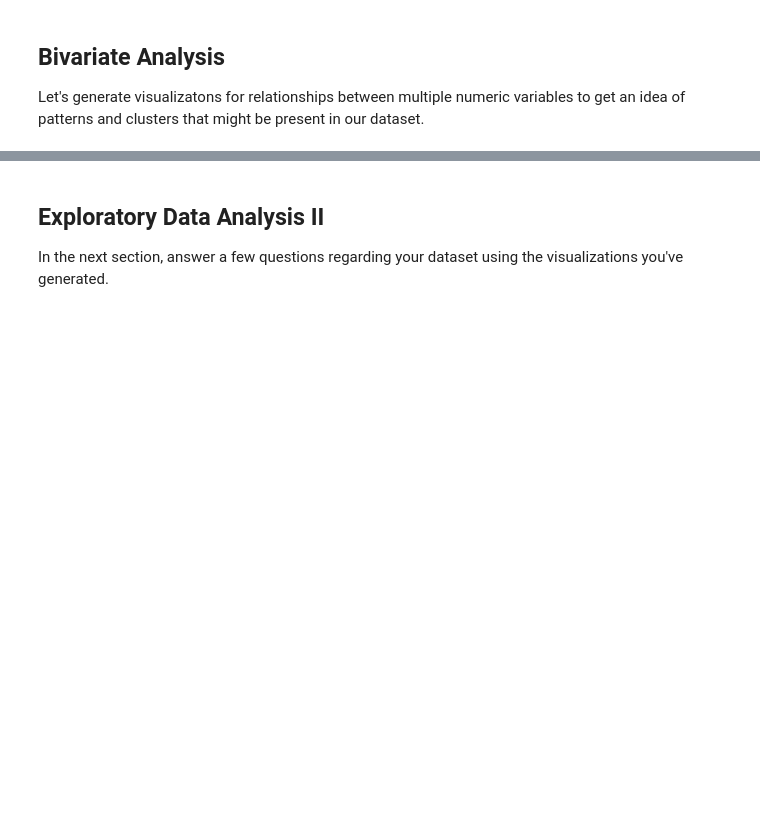
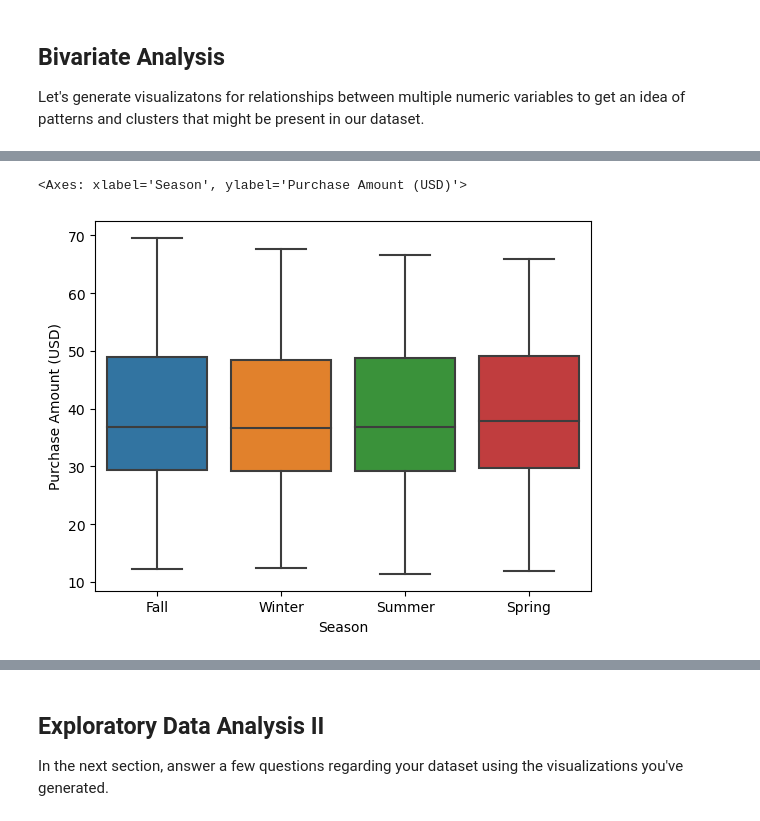
Before and after one commit to gayanes/shopping-behavior, a Jupyter notebook: code/01explore.ipynb, the cells around one changed output, grey strips where cells are left out. Cells and saved outputs as stored; diff of their text form; code cells hidden in the pictures; blank space fills up the shorter version.

```diff
--- a/code/01explore.ipynb
+++ b/code/01explore.ipynb
@@ -173,8 +176,11 @@ Let's generate visualizatons for relationships between multiple numeric variable
 # %%
 # TODO: Create a boxplot that reveals the range of "Purchase Amount (USD)" for each "Season"
 # Documentation: https://seaborn.pydata.org/generated/seaborn.boxplot.html
 
-...
+sns.boxplot(data=df, x="Season", y="Purchase Amount (USD)")
+# %% [output]
+<Axes: xlabel='Season', ylabel='Purchase Amount (USD)'>
+[figure, added]
 # %%
 # TODO: Create a boxplot that reveals the range of "Purchase Amount (USD)" for each "Review Rating"
 # Documentation: https://seaborn.pydata.org/generated/seaborn.boxplot.html
```
Also changed, not shown: parts of 17 cells of this notebook.
